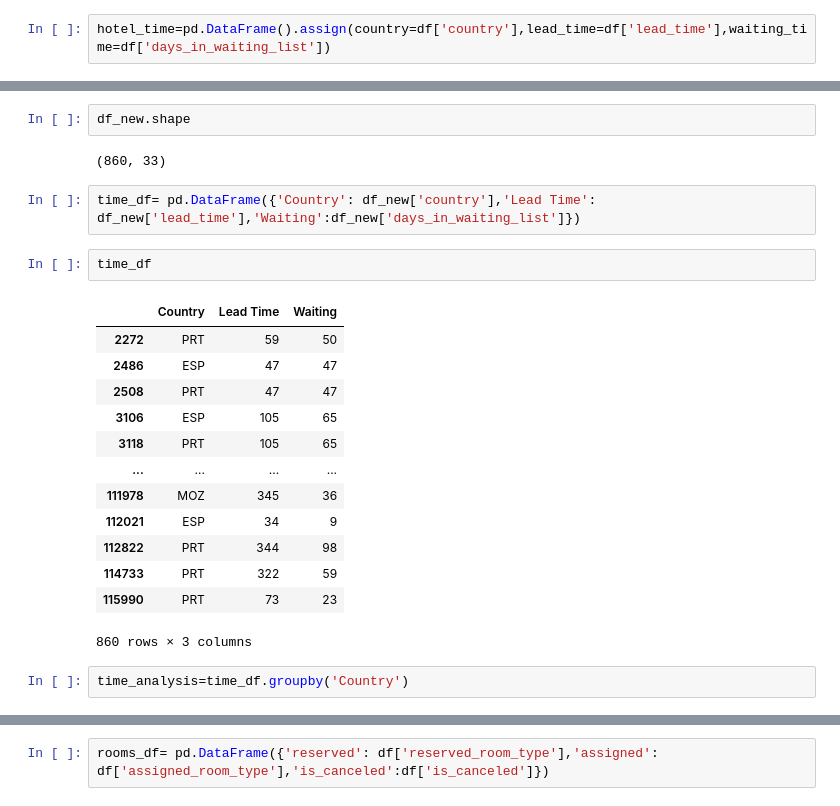
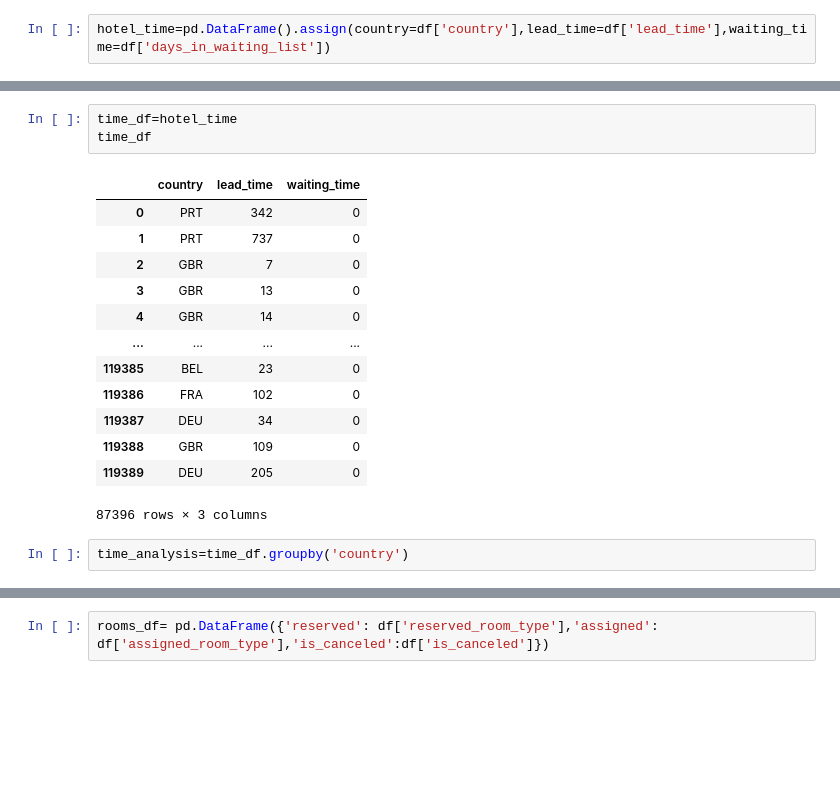
Before and after one commit to Hariharapanda-Deepak/Hotel_booking_Analysis, a Jupyter notebook: Deepak_Hotel_Booking_Analysis_Capstone_Project.ipynb, the cells around one changed output, grey strips where cells are left out. Drawn from its saved outputs; the diff is of its cells as text; blank space fills up the shorter version.

```diff
--- a/Deepak_Hotel_Booking_Analysis_Capstone_Project.ipynb
+++ b/Deepak_Hotel_Booking_Analysis_Capstone_Project.ipynb
@@ -522,27 +504,22 @@ df_new
-# %%
-df_new.shape
-# %% [output]
-(860, 33)
-# %%
-time_df= pd.DataFrame({'Country': df_new['country'],'Lead Time': df_new['lead_time'],'Waiting':df_new['days_in_waiting_list']})
 # %%
+time_df=hotel_time
 time_df
 # %% [output]
-|  | Country | Lead Time | Waiting |
-| 2272 | PRT | 59 | 50 |
-| 2486 | ESP | 47 | 47 |
-| 2508 | PRT | 47 | 47 |
-| 3106 | ESP | 105 | 65 |
-| 3118 | PRT | 105 | 65 |
+|  | country | lead_time | waiting_time |
+| 0 | PRT | 342 | 0 |
+| 1 | PRT | 737 | 0 |
+| 2 | GBR | 7 | 0 |
+| 3 | GBR | 13 | 0 |
+| 4 | GBR | 14 | 0 |
 | ... | ... | ... | ... |
-| 111978 | MOZ | 345 | 36 |
-| 112021 | ESP | 34 | 9 |
-| 112822 | PRT | 344 | 98 |
-| 114733 | PRT | 322 | 59 |
-| 115990 | PRT | 73 | 23 |
+| 119385 | BEL | 23 | 0 |
+| 119386 | FRA | 102 | 0 |
+| 119387 | DEU | 34 | 0 |
+| 119388 | GBR | 109 | 0 |
+| 119389 | DEU | 205 | 0 |
-860 rows × 3 columns
+87396 rows × 3 columns
 # %%
-time_analysis=time_df.groupby('Country')
+time_analysis=time_df.groupby('country')
 # %%
 T1=time_analysis.describe()
 T1
```
Also changed, not shown: parts of 8 cells of this notebook.
